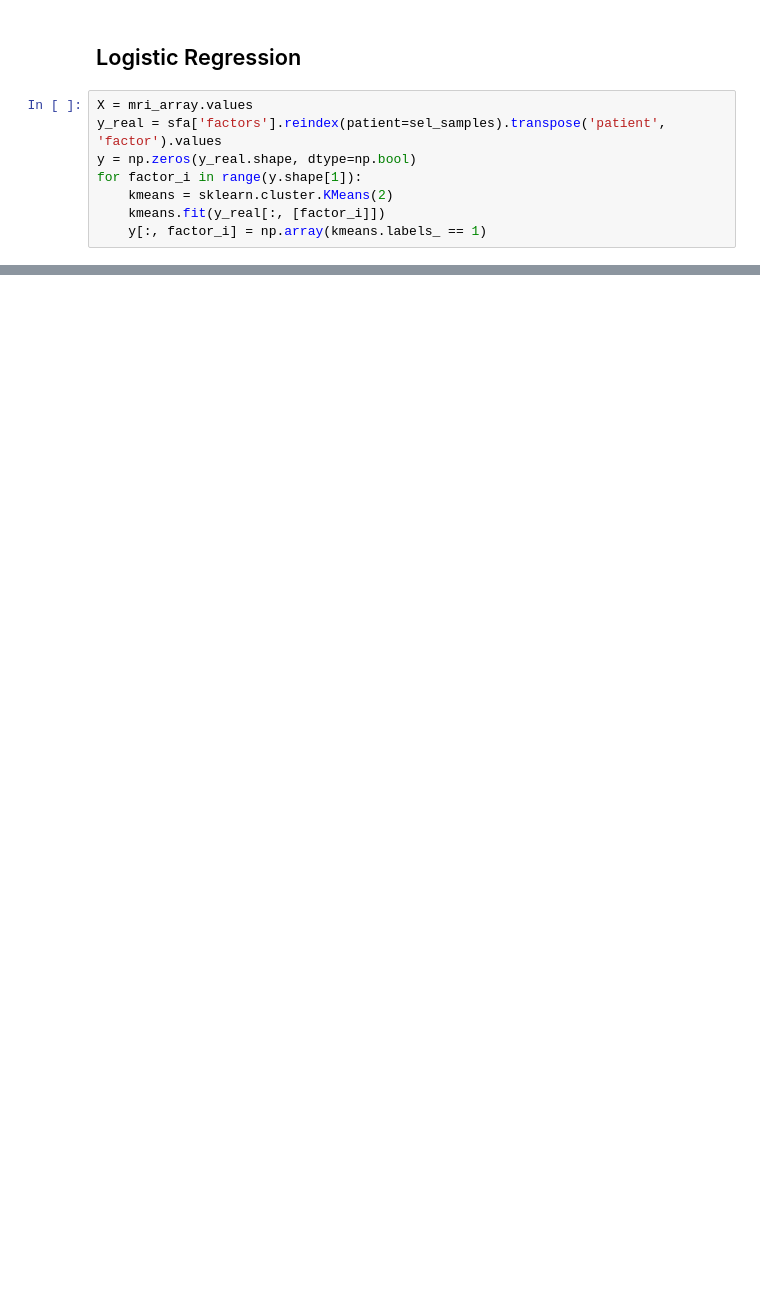
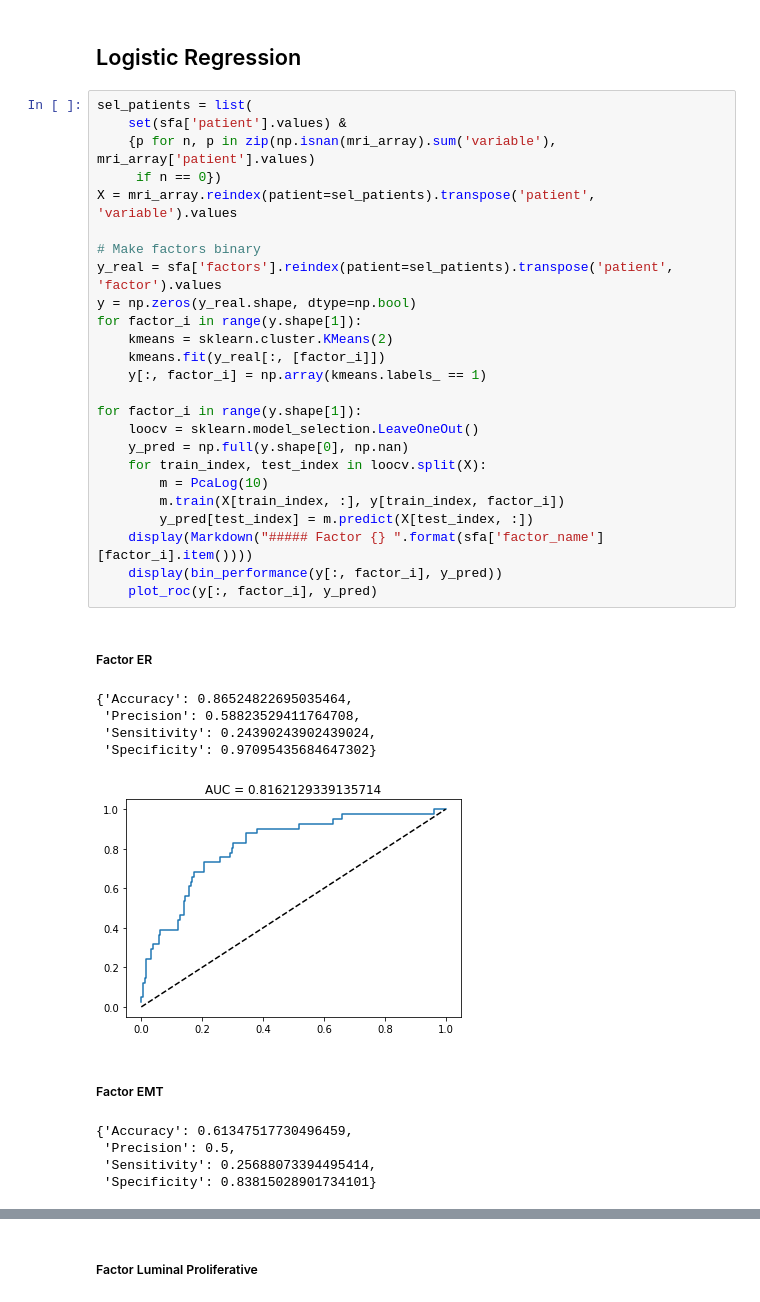
Before and after one commit to NKI-CCB/imagene-analysis, a Jupyter notebook: notebooks/tycho-predict-factors-from-mri.ipynb, the cells around one changed output, grey strips where cells are left out. Saved outputs shown, nothing was run; the diff lists cells and outputs as text; blank space fills up the shorter version.

```diff
--- a/notebooks/tycho-predict-factors-from-mri.ipynb
+++ b/notebooks/tycho-predict-factors-from-mri.ipynb
@@ -238,10 +269,39 @@ for factor_i in range(y.shape[1]):
 # %% [markdown]
 ## Logistic Regression ##
 # %%
-X = mri_array.values
-y_real = sfa['factors'].reindex(patient=sel_samples).transpose('patient', 'factor').values
+sel_patients = list(
+    set(sfa['patient'].values) &
+    {p for n, p in zip(np.isnan(mri_array).sum('variable'), mri_array['patient'].values)
+     if n == 0})
+X = mri_array.reindex(patient=sel_patients).transpose('patient', 'variable').values
+
+# Make factors binary
+y_real = sfa['factors'].reindex(patient=sel_patients).transpose('patient', 'factor').values
 y = np.zeros(y_real.shape, dtype=np.bool)
 for factor_i in range(y.shape[1]):
     kmeans = sklearn.cluster.KMeans(2)
     kmeans.fit(y_real[:, [factor_i]])
     y[:, factor_i] = np.array(kmeans.labels_ == 1)
+
+for factor_i in range(y.shape[1]):
+    loocv = sklearn.model_selection.LeaveOneOut()
+    y_pred = np.full(y.shape[0], np.nan)
+    for train_index, test_index in loocv.split(X):
+        m = PcaLog(10)
+        m.train(X[train_index, :], y[train_index, factor_i])
+        y_pred[test_index] = m.predict(X[test_index, :])
+    display(Markdown("##### Factor {} ".format(sfa['factor_name'][factor_i].item())))
+    display(bin_performance(y[:, factor_i], y_pred))
+    plot_roc(y[:, factor_i], y_pred)
+# %% [output]
+##### Factor ER
+{'Accuracy': 0.86524822695035464,
+ 'Precision': 0.58823529411764708,
+ 'Sensitivity': 0.24390243902439024,
+ 'Specificity': 0.97095435684647302}
+[figure, added]
+##### Factor EMT
+{'Accuracy': 0.61347517730496459,
+ 'Precision': 0.5,
+ 'Sensitivity': 0.25688073394495414,
+ 'Specificity': 0.83815028901734101}
@@ -247,0 +309 @@ for factor_i in range(y.shape[1]):
+##### Factor Luminal Proliferative
```
Also changed, not shown: parts of 43 cells of this notebook.
